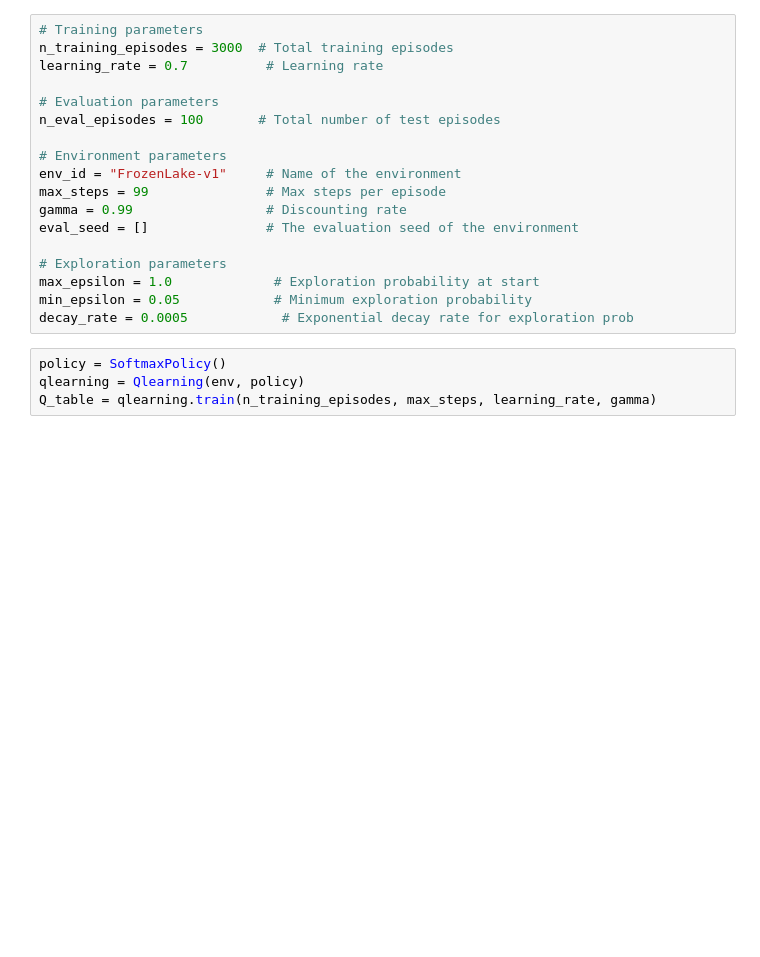
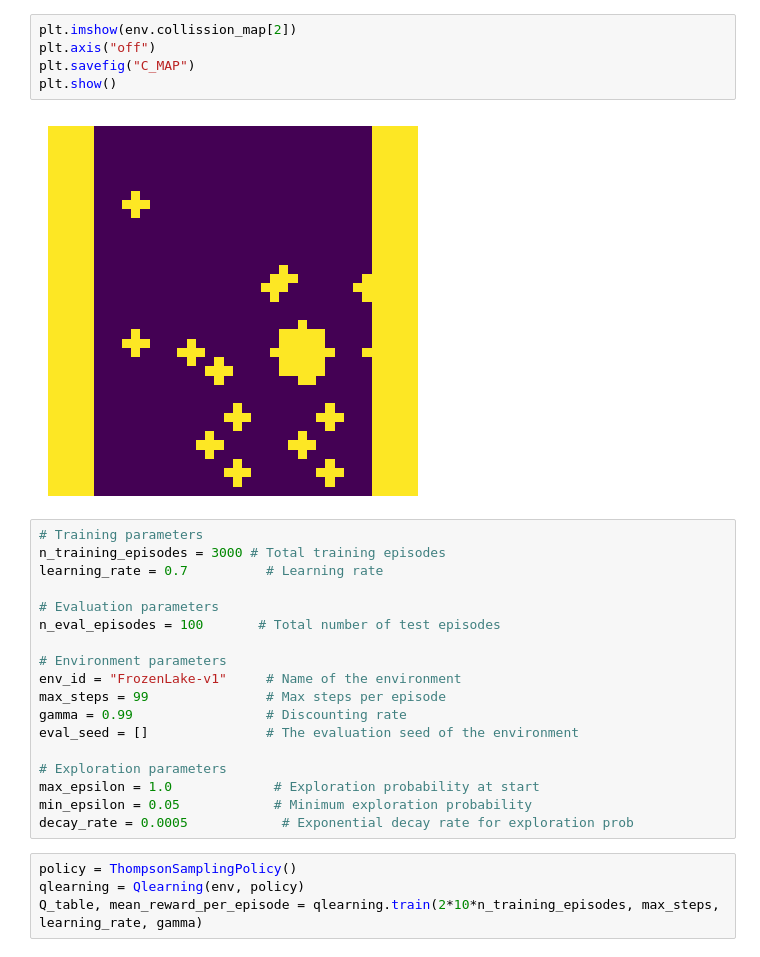
Before and after one commit to CorporalCleg/RobotQ, a Jupyter notebook: robotq/env.ipynb, the cells around one changed output. Cells and saved outputs as stored; diff of their text form; blank space fills up the shorter version.

```diff
--- a/robotq/env.ipynb
+++ b/robotq/env.ipynb
@@ -29,6 +54,13 @@ plt.imshow(env.render())
+# %%
+plt.imshow(env.collission_map[2])
+plt.axis("off")
+plt.savefig("C_MAP")
+plt.show()
+# %% [output]
+[figure, added]
 # %%
 # Training parameters
-n_training_episodes = 3000  # Total training episodes
+n_training_episodes = 3000 # Total training episodes
 learning_rate = 0.7          # Learning rate
 
 # Evaluation parameters
@@ -45,9 +77,9 @@ max_epsilon = 1.0             # Exploration probability at start
 min_epsilon = 0.05            # Minimum exploration probability
 decay_rate = 0.0005            # Exponential decay rate for exploration prob
 # %%
-policy = SoftmaxPolicy()
+policy = ThompsonSamplingPolicy()
 qlearning = Qlearning(env, policy)
-Q_table = qlearning.train(n_training_episodes, max_steps, learning_rate, gamma)
+Q_table, mean_reward_per_episode = qlearning.train(2*10*n_training_episodes, max_steps, learning_rate, gamma)
 # %%
 # Evaluate our Agent
 mean_reward, std_reward = evaluate_agent(env, max_steps, n_eval_episodes, Q_table, eval_seed)
```
Also changed, not shown: parts of 14 cells of this notebook, 1 other file.
